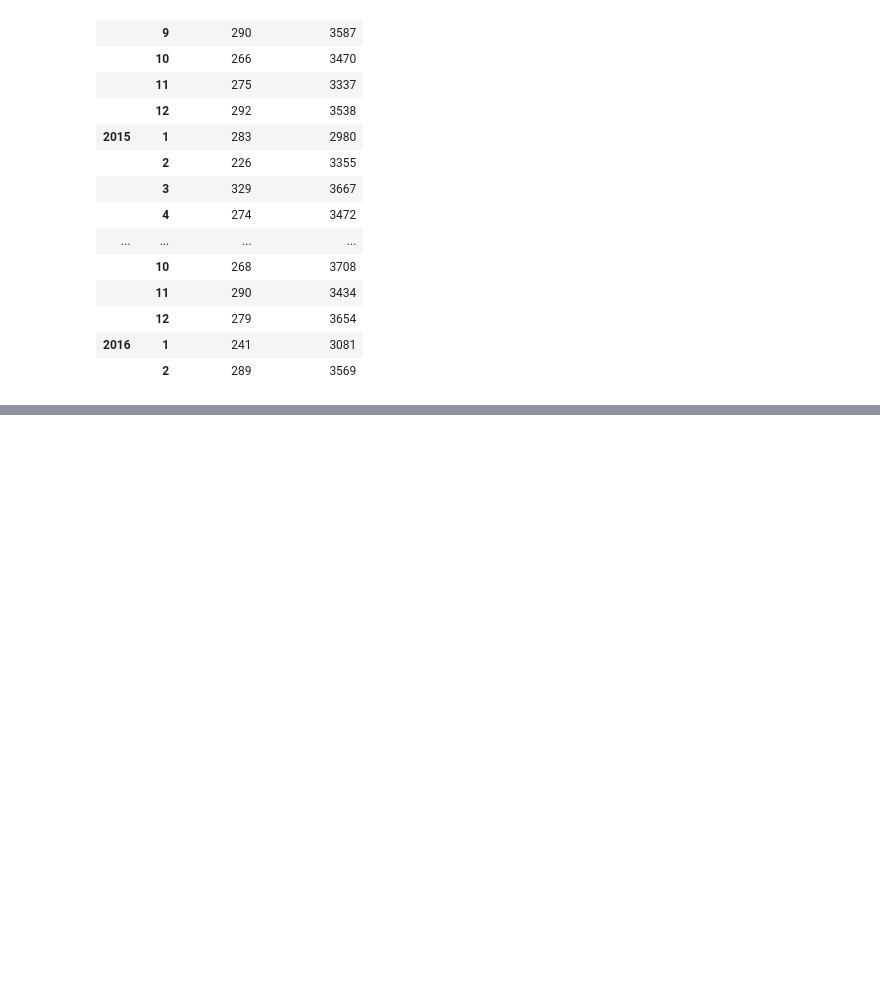
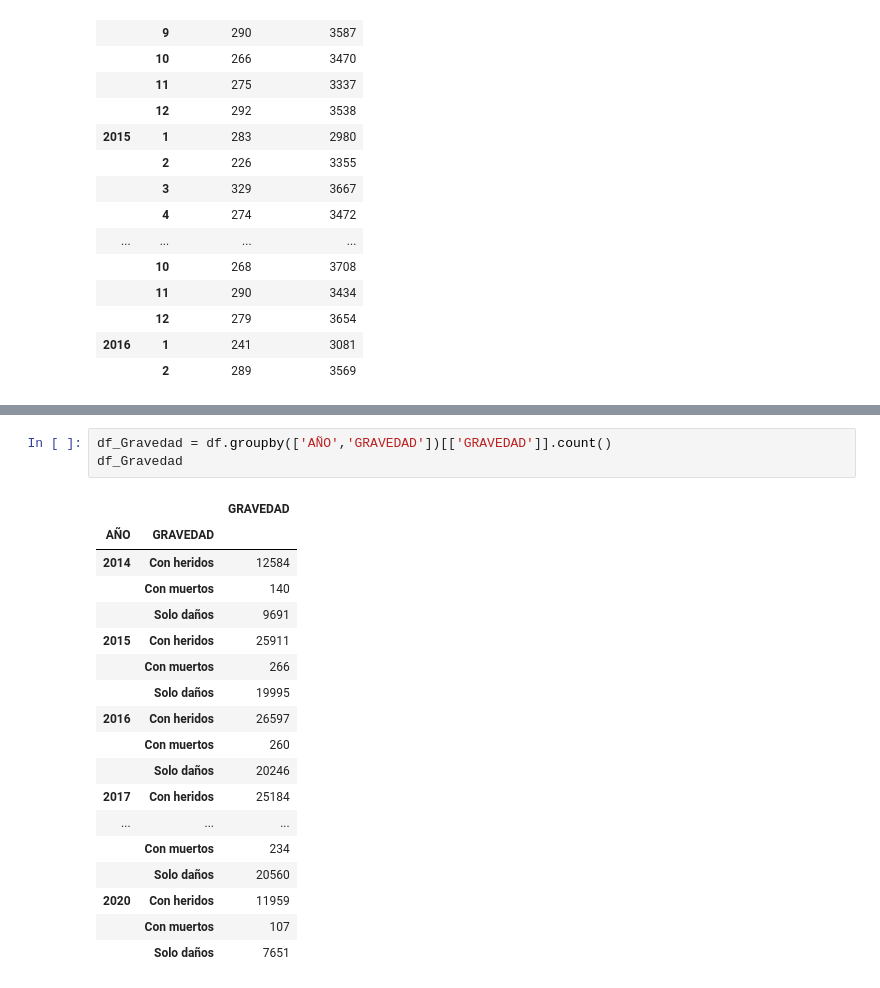
Before and after one commit to Universidad-Nacional-TAE/Primer-trabajo-TAE, a Jupyter notebook: PrimertrabajoTae.ipynb, the cells around one changed output, grey strips where cells are left out. Drawn from its saved outputs; the diff is of its cells as text; blank space fills up the shorter version.

```diff
--- a/PrimertrabajoTae.ipynb
+++ b/PrimertrabajoTae.ipynb
@@ -196,0 +219,22 @@ df_datos.head(20)
+# %%
+df_Gravedad = df.groupby(['AÑO','GRAVEDAD'])[['GRAVEDAD']].count()
+df_Gravedad
+# %% [output]
+|  |  | GRAVEDAD |
+| AÑO | GRAVEDAD |  |
+| 2014 | Con heridos | 12584 |
+|  | Con muertos | 140 |
+|  | Solo daños | 9691 |
+| 2015 | Con heridos | 25911 |
+|  | Con muertos | 266 |
+|  | Solo daños | 19995 |
+| 2016 | Con heridos | 26597 |
+|  | Con muertos | 260 |
+|  | Solo daños | 20246 |
+| 2017 | Con heridos | 25184 |
+| ... | ... | ... |
+|  | Con muertos | 234 |
+|  | Solo daños | 20560 |
+| 2020 | Con heridos | 11959 |
+|  | Con muertos | 107 |
+|  | Solo daños | 7651 |
```
Also changed, not shown: parts of 7 cells of this notebook.
